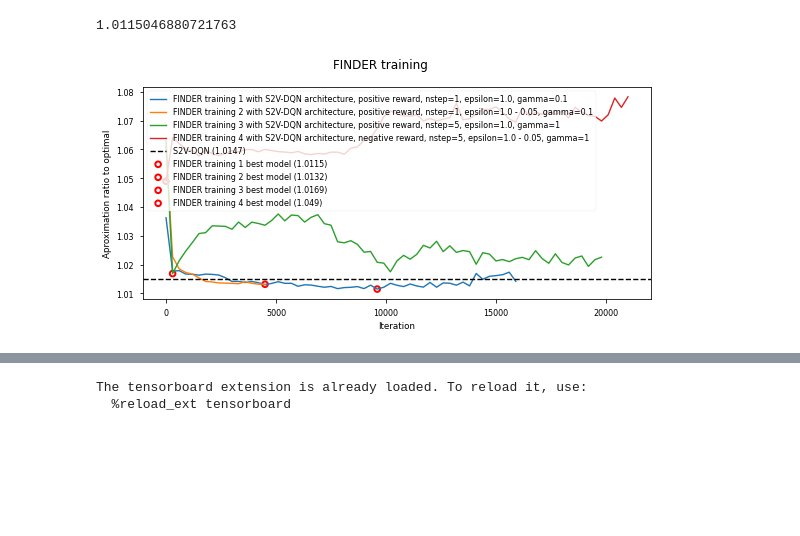
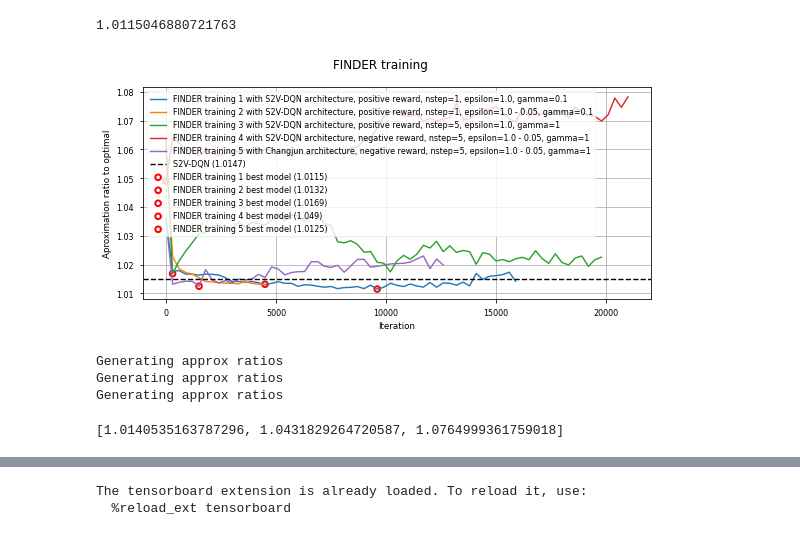
Before and after one commit to dschaub95/FINDER-TSP, a Jupyter notebook: training_evaluation.ipynb, the cells around one changed output, grey strips where cells are left out. Drawn from its saved outputs; the diff is of its cells as text; code cells hidden in the pictures; blank space fills up the shorter version.

Commit message:
added train utils

```diff
--- a/training_evaluation.ipynb
+++ b/training_evaluation.ipynb
@@ -12,7 +17,8 @@ import matplotlib as mpl
 # %%
 base_path = 'best_models/tsp_2d/'
 # %%
-trainfolder_list = ['nrange_15_20_len_1011505', 'nrange_15_20_len_1013181', 'nrange_15_20_len_1016877', 'nrange_15_20_len_1048982']
+trainfolder_list = ['nrange_15_20_len_1011505', 'nrange_15_20_len_1013181', 'nrange_15_20_len_1016877',
+                    'nrange_15_20_len_1048982', 'nrange_15_20_len_1012512_gamma_1.0_eps_1.0_changjun-net']
 # %%
 df_list = []
 for folder in trainfolder_list:
@@ -35,26 +41,27 @@ min_points[0][0][0]
 # %%
 mpl.style.use('seaborn-paper')
 #mpl.style.use('seaborn')
 #minimum = df[df['opt_approx'] == df['opt_approx'].min()]
 minimum_test = 1.018
 fig, axs = plt.subplots(1, 1, figsize=(8,4), sharex=True, sharey=True)
 #df.plot(x='iteration', y='opt_approx', ax=axs, ylim=None, label='FINDER training')
 df_list[0].plot(x='iteration', y='opt_approx', ax=axs, ylim=None, label='FINDER training 1 with S2V-DQN architecture, positive reward, nstep=1, epsilon=1.0, gamma=0.1')
 df_list[1].plot(x='iteration', y='opt_approx', ax=axs, ylim=None, label='FINDER training 2 with S2V-DQN architecture, positive reward, nstep=1, epsilon=1.0 - 0.05, gamma=0.1')
 df_list[2].plot(x='iteration', y='opt_approx', ax=axs, ylim=None, label='FINDER training 3 with S2V-DQN architecture, positive reward, nstep=5, epsilon=1.0, gamma=1')
 df_list[3].plot(x='iteration', y='opt_approx', ax=axs, ylim=None, label='FINDER training 4 with S2V-DQN architecture, negative reward, nstep=5, epsilon=1.0 - 0.05, gamma=1')
+df_list[4].plot(x='iteration', y='opt_approx', ax=axs, ylim=None, label='FINDER training 5 with Changjun architecture, negative reward, nstep=5, epsilon=1.0 - 0.05, gamma=1')
 
 for k, min_point in enumerate(min_points):
     axs.scatter(x=min_point[0][1], y=min_point[0][0], facecolors='none', linewidths=2, edgecolors='red',
                 label=f'FINDER training {k+1} best model ({np.round(min_point[0][0],4)})')
-
+axs.grid(True, axis='both')
 axs.axhline(y = 1.015, color = 'black', linestyle = '--', label='S2V-DQN (1.0147)')
 axs.legend(loc='upper left')
 axs.set_ylabel('Aproximation ratio to optimal')
 axs.set_xlabel('Iteration')
 plt.suptitle('FINDER training')
 plt.tight_layout()
 
 plt.savefig('plots/training.png', dpi=400)
 # %% [output]
-[figure, old version]
+[figure, new version]
@@ -60,0 +76,15 @@ plt.savefig('plots/training.png', dpi=400)
+# %%
+mean_approx_ratios = []
+for folder in folder_names:
+    result_dir = f'results/{folder}/'
+    data_dir = f'test_sets/{folder}/'
+    fnames, approx_ratios, test_lengths, solutions = get_data_from_result_files(data_dir, result_dir)
+    mean_approx_ratios.append(np.mean(approx_ratios))
+# %% [output]
+Generating approx ratios
+Generating approx ratios
+Generating approx ratios
+# %%
+mean_approx_ratios
+# %% [output]
+[1.0140535163787296, 1.0431829264720587, 1.0764999361759018]
```
Also changed, not shown: parts of 5 cells of this notebook, 3 other files.
